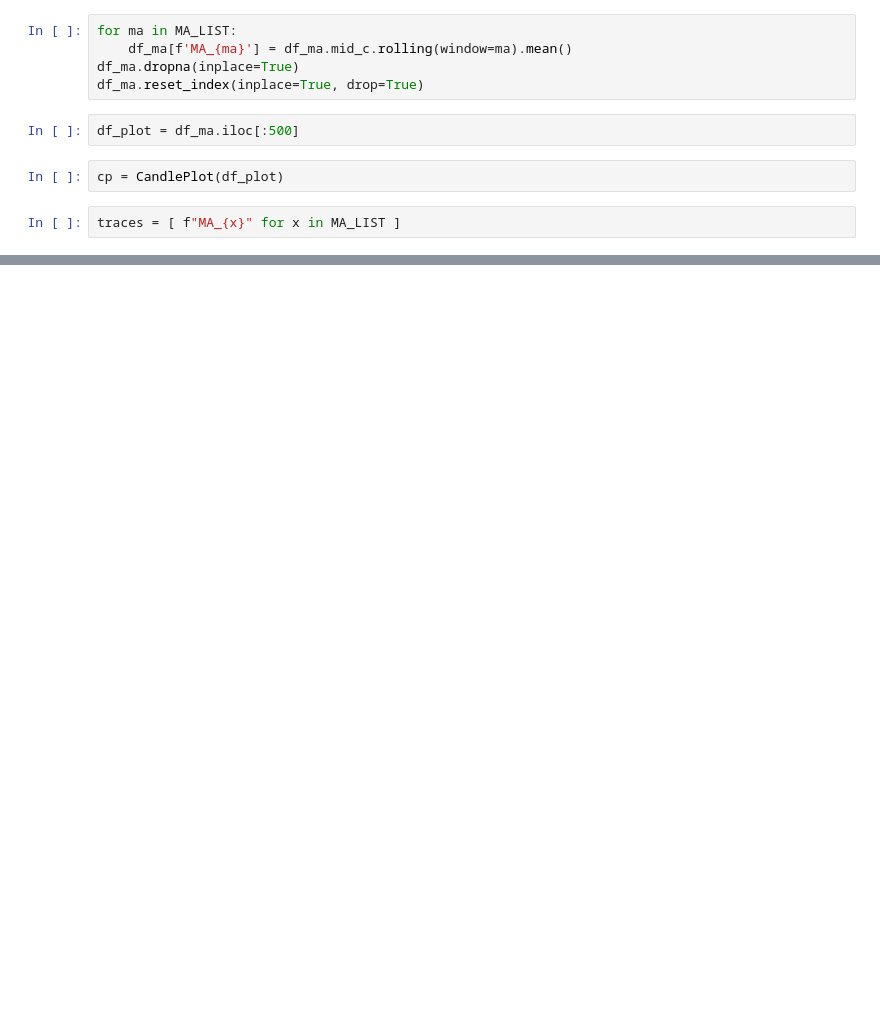
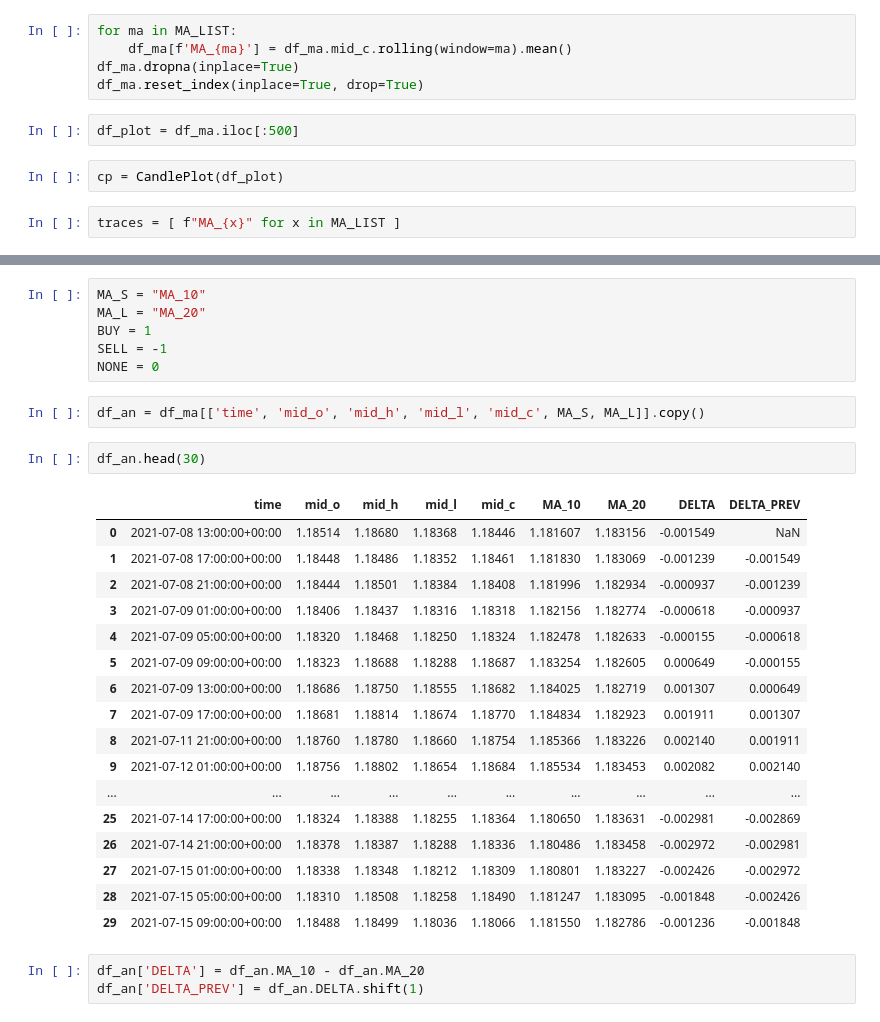
Before and after one commit to pochiman/algorithmic-forex-trading, a Jupyter notebook: exploration/MA_Test.ipynb, the cells around one changed output, grey strips where cells are left out. Cells and saved outputs as stored; diff of their text form; blank space fills up the shorter version.

```diff
--- a/exploration/MA_Test.ipynb
+++ b/exploration/MA_Test.ipynb
@@ -42,0 +44,31 @@ cp.show_plot(line_traces=traces)
+# %%
+MA_S = "MA_10"
+MA_L = "MA_20"
+BUY = 1
+SELL = -1
+NONE = 0
+# %%
+df_an = df_ma[['time', 'mid_o', 'mid_h', 'mid_l', 'mid_c', MA_S, MA_L]].copy()
+# %%
+df_an.head(30)
+# %% [output]
+|  | time | mid_o | mid_h | mid_l | mid_c | MA_10 | MA_20 | DELTA | DELTA_PREV |
+| 0 | 2021-07-08 13:00:00+00:00 | 1.18514 | 1.18680 | 1.18368 | 1.18446 | 1.181607 | 1.183156 | -0.001549 | NaN |
+| 1 | 2021-07-08 17:00:00+00:00 | 1.18448 | 1.18486 | 1.18352 | 1.18461 | 1.181830 | 1.183069 | -0.001239 | -0.001549 |
+| 2 | 2021-07-08 21:00:00+00:00 | 1.18444 | 1.18501 | 1.18384 | 1.18408 | 1.181996 | 1.182934 | -0.000937 | -0.001239 |
+| 3 | 2021-07-09 01:00:00+00:00 | 1.18406 | 1.18437 | 1.18316 | 1.18318 | 1.182156 | 1.182774 | -0.000618 | -0.000937 |
+| 4 | 2021-07-09 05:00:00+00:00 | 1.18320 | 1.18468 | 1.18250 | 1.18324 | 1.182478 | 1.182633 | -0.000155 | -0.000618 |
+| 5 | 2021-07-09 09:00:00+00:00 | 1.18323 | 1.18688 | 1.18288 | 1.18687 | 1.183254 | 1.182605 | 0.000649 | -0.000155 |
+| 6 | 2021-07-09 13:00:00+00:00 | 1.18686 | 1.18750 | 1.18555 | 1.18682 | 1.184025 | 1.182719 | 0.001307 | 0.000649 |
+| 7 | 2021-07-09 17:00:00+00:00 | 1.18681 | 1.18814 | 1.18674 | 1.18770 | 1.184834 | 1.182923 | 0.001911 | 0.001307 |
+| 8 | 2021-07-11 21:00:00+00:00 | 1.18760 | 1.18780 | 1.18660 | 1.18754 | 1.185366 | 1.183226 | 0.002140 | 0.001911 |
+| 9 | 2021-07-12 01:00:00+00:00 | 1.18756 | 1.18802 | 1.18654 | 1.18684 | 1.185534 | 1.183453 | 0.002082 | 0.002140 |
+| ... | ... | ... | ... | ... | ... | ... | ... | ... | ... |
+| 25 | 2021-07-14 17:00:00+00:00 | 1.18324 | 1.18388 | 1.18255 | 1.18364 | 1.180650 | 1.183631 | -0.002981 | -0.002869 |
+| 26 | 2021-07-14 21:00:00+00:00 | 1.18378 | 1.18387 | 1.18288 | 1.18336 | 1.180486 | 1.183458 | -0.002972 | -0.002981 |
+| 27 | 2021-07-15 01:00:00+00:00 | 1.18338 | 1.18348 | 1.18212 | 1.18309 | 1.180801 | 1.183227 | -0.002426 | -0.002972 |
+| 28 | 2021-07-15 05:00:00+00:00 | 1.18310 | 1.18508 | 1.18258 | 1.18490 | 1.181247 | 1.183095 | -0.001848 | -0.002426 |
+| 29 | 2021-07-15 09:00:00+00:00 | 1.18488 | 1.18499 | 1.18036 | 1.18066 | 1.181550 | 1.182786 | -0.001236 | -0.001848 |
+# %%
+df_an['DELTA'] = df_an.MA_10 - df_an.MA_20
+df_an['DELTA_PREV'] = df_an.DELTA.shift(1)
```
Also changed, not shown: parts of 2 cells of this notebook.
